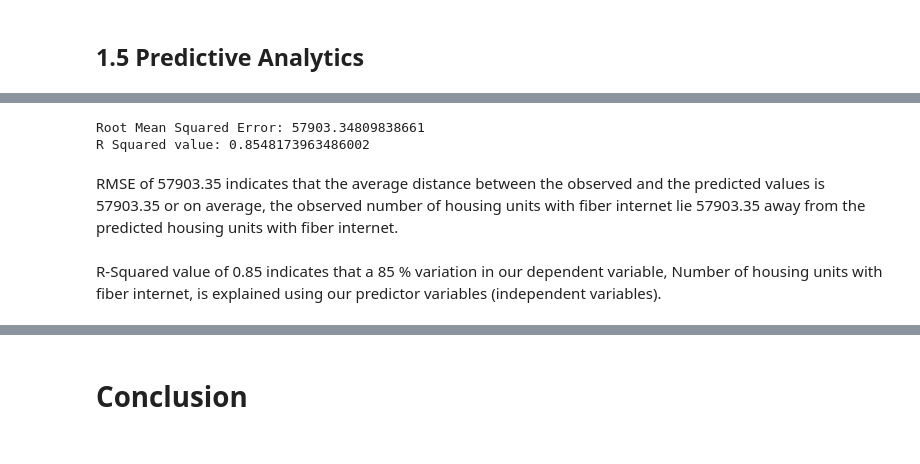
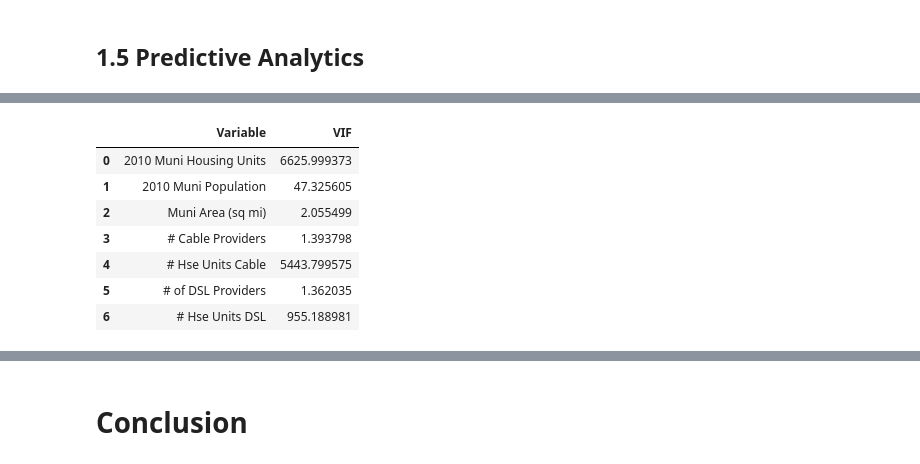
Before and after one commit to shikhar42/NYC_BroadbandAnalysis_Prediction, a Jupyter notebook: FinalProject.ipynb, the cells around one changed output, grey strips where cells are left out. Drawn from its saved outputs; the diff is of its cells as text; code cells hidden in the pictures.

```diff
--- a/FinalProject.ipynb
+++ b/FinalProject.ipynb
@@ -499,10 +521,15 @@ df_pred
-# %%
-print('Root Mean Squared Error:', np.sqrt(metrics.mean_squared_error(y_test, df_pred['Predicted'])))
-print('R Squared value:', metrics.r2_score(y_test, df_pred['Predicted']))
-# %% [output]
-Root Mean Squared Error: 57903.34809838661
-R Squared value: 0.8548173963486002
-# %% [markdown]
-RMSE of 57903.35 indicates that the average distance between the observed and the predicted values is 57903.35 or on average, the observed number of housing units with fiber internet lie 57903.35 away from the predicted housing units with fiber internet.
-# %% [markdown]
-R-Squared value of 0.85 indicates that a 85 % variation in our dependent variable, Number of housing units with fiber internet, is explained using our predictor variables (independent variables).
+# %%
+# Collinearity check: VIF for the predictors.
+# Housing units, population and the cable/DSL unit counts are all county-size
+# measures, so large VIFs are expected; coefficients of collinear predictors
+# should not be interpreted individually.
+vif_table(X)
+# %% [output]
+|  | Variable | VIF |
+| 0 | 2010 Muni Housing Units | 6625.999373 |
+| 1 | 2010 Muni Population | 47.325605 |
+| 2 | Muni Area (sq mi) | 2.055499 |
+| 3 | # Cable Providers | 1.393798 |
+| 4 | # Hse Units Cable | 5443.799575 |
+| 5 | # of DSL Providers | 1.362035 |
+| 6 | # Hse Units DSL | 955.188981 |
```
Also changed, not shown: parts of 49 cells of this notebook, 1 other file.
